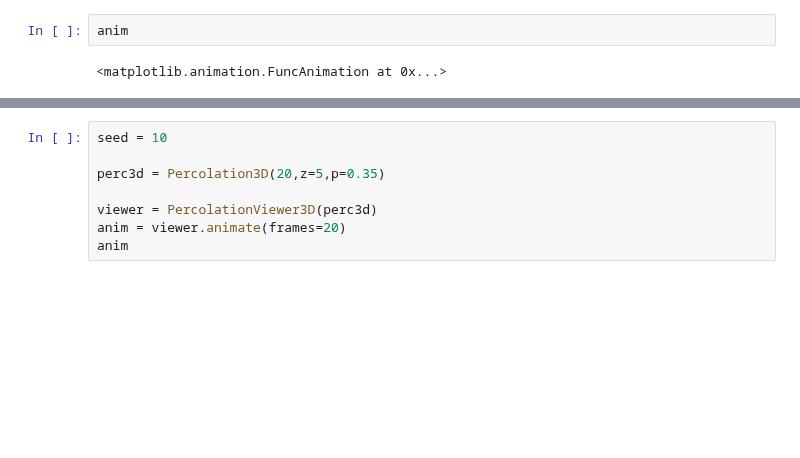
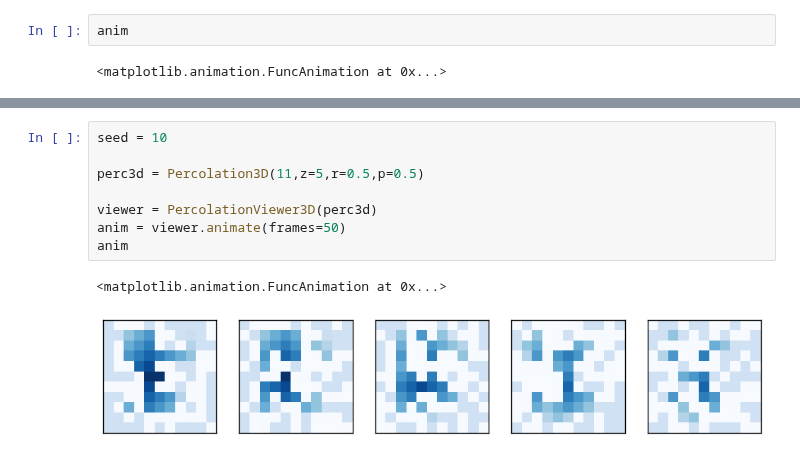
Before and after one commit to Maxventeen/Gas_expansion, a Jupyter notebook: Project.ipynb, the cells around one changed output, grey strips where cells are left out. Saved outputs shown, nothing was run; the diff lists cells and outputs as text; blank space fills up the shorter version.

Commit message:
percolation with fade

```diff
--- a/Project.ipynb
+++ b/Project.ipynb
@@ -339,8 +455,11 @@ class PercolationViewer3D(Cell2DViewer):
 # %%
 seed = 10
 
-perc3d = Percolation3D(20,z=5,p=0.35)
+perc3d = Percolation3D(11,z=5,r=0.5,p=0.5)
 
 viewer = PercolationViewer3D(perc3d)
-anim = viewer.animate(frames=20)
+anim = viewer.animate(frames=50)
 anim
+# %% [output]
+<matplotlib.animation.FuncAnimation at 0x...>
+[figure, added]
```
Also changed, not shown: parts of 3 cells of this notebook.
